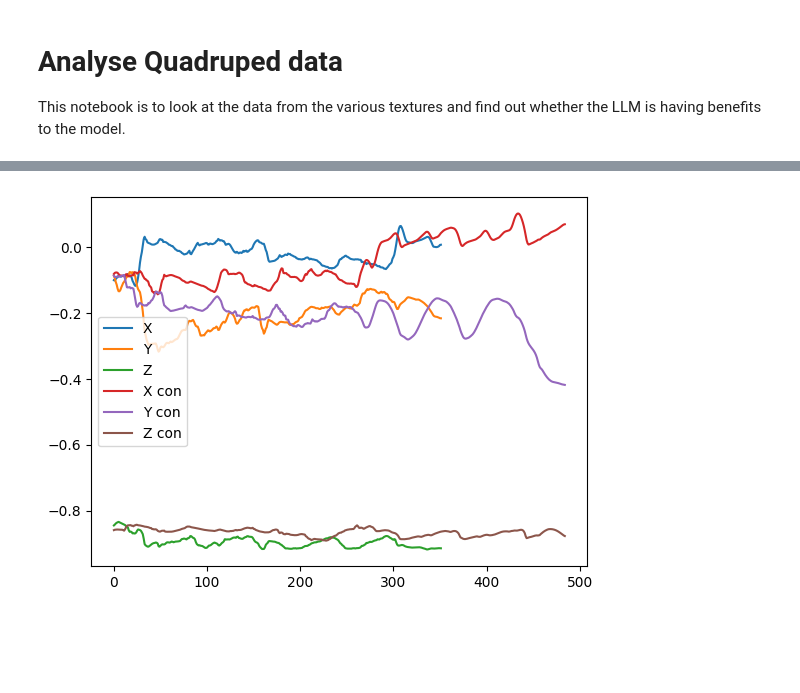
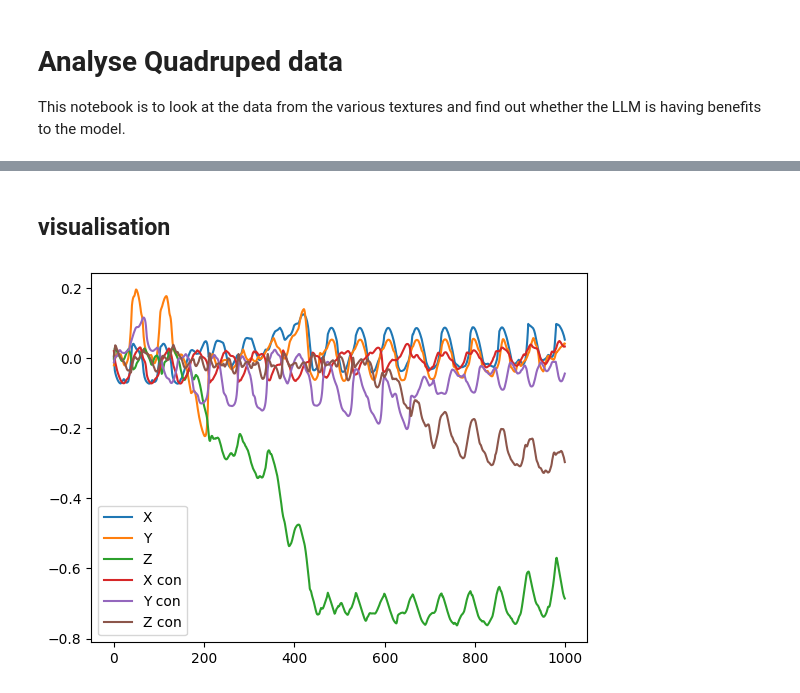
Before and after one commit to shepai/Tactile_Language_Model, a Jupyter notebook: code/experimental/analyse_quadruped.ipynb, the cells around one changed output, grey strips where cells are left out. Saved outputs shown, nothing was run; the diff lists cells and outputs as text; code cells hidden in the pictures; blank space fills up the shorter version.

```diff
--- a/code/experimental/analyse_quadruped.ipynb
+++ b/code/experimental/analyse_quadruped.ipynb
@@ -4,13 +4,22 @@ This notebook is to look at the data from the various textures and find out whet
 # %%
 import numpy as np
 import pandas as pd
-path="/its/home/drs25/Tactile_Language_Model/data/"
-textures=[]
-textures_control=[]
+import math
+path="/its/home/drs25/Tactile_Language_Model/data/quadruped/"
 
-for i in range(5):
-    name="hist_"+str(i)+".npz"
-    textures.append(np.load(path+name,allow_pickle=True)['arr_0'].item())
-    name="hist_control_"+str(i)+".npz"
-    textures_control.append(np.load(path+name,allow_pickle=True)['arr_0'].item())
-print(texutures[0].keys())
+def get_data(model):
+    textures=[]
+    textures_control=[]
+    for i in range(6):
+        tc=[]
+        t=[]
+        for trial in range(10):
+            name=model+"_hist_0.5_"+str(i)+"_"+str(trial)+".npz"
+            t.append(np.load(path+name,allow_pickle=True)['arr_0'].item())
+            name=model+"_control_0.5_"+str(i)+"_"+str(trial)+".npz"
+            tc.append(np.load(path+name,allow_pickle=True)['arr_0'].item())
+
+        textures_control.append(tc)
+        textures.append(t)
+    print(textures[0][0].keys())
+    return textures,textures_control
@@ -19,9 +92,11 @@ NameError: name 'texutres' is not defined
+# %% [markdown]
+## visualisation
 # %%
 import matplotlib.pyplot as plt
-
-plt.plot(textures[0]['positions'],label=["X","Y","Z"])
-plt.plot(textures_control[0]['positions'],label=["X con","Y con","Z con"])
+idx=0
+plt.plot(textures[idx]['orientations'],label=["X","Y","Z"])
+plt.plot(textures_control[idx]['orientations'],label=["X con","Y con","Z con"])
 plt.legend()
 plt.show()
 # %% [output]
-[figure, old version]
+[figure, new version]
```
Also changed, not shown: parts of 7 cells of this notebook.
